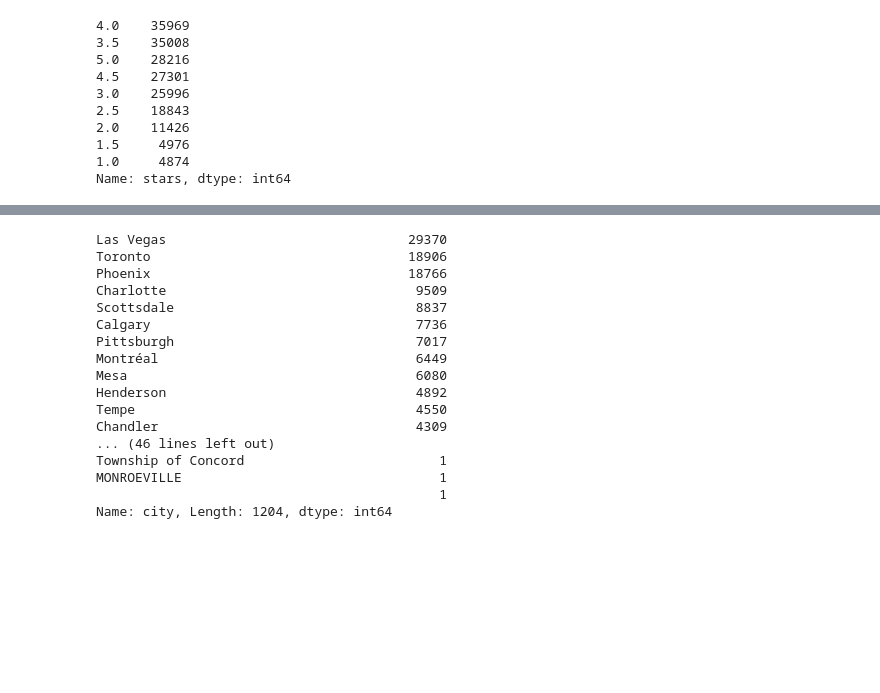
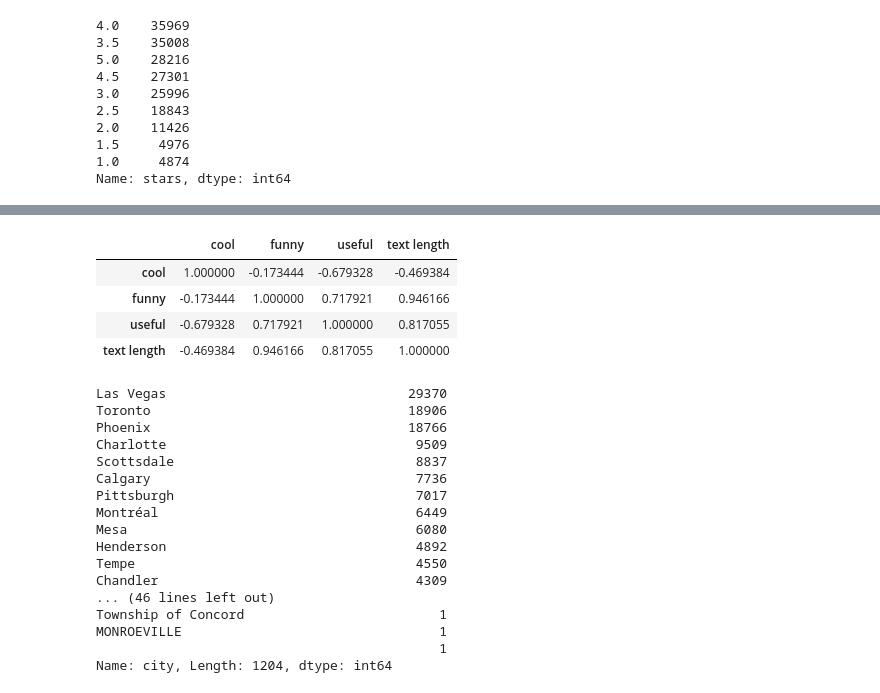
Before and after one commit to ntlrs/Data620, a Jupyter notebook: Final Project/Data_620_Final.ipynb, the cells around one changed output, grey strips where cells are left out. Cells and saved outputs as stored; diff of their text form; code cells hidden in the pictures; blank space fills up the shorter version.

```diff
--- a/Final Project/Data_620_Final.ipynb
+++ b/Final Project/Data_620_Final.ipynb
@@ -118,3 +150,11 @@ Name: stars, dtype: int64
+# %%
+stars.corr()
+# %% [output]
+|  | cool | funny | useful | text length |
+| cool | 1.000000 | -0.173444 | -0.679328 | -0.469384 |
+| funny | -0.173444 | 1.000000 | 0.717921 | 0.946166 |
+| useful | -0.679328 | 0.717921 | 1.000000 | 0.817055 |
+| text length | -0.469384 | 0.946166 | 0.817055 | 1.000000 |
 # %%
 cats = business_df['categories']
 # %%
```
Also changed, not shown: parts of 4 cells of this notebook.
